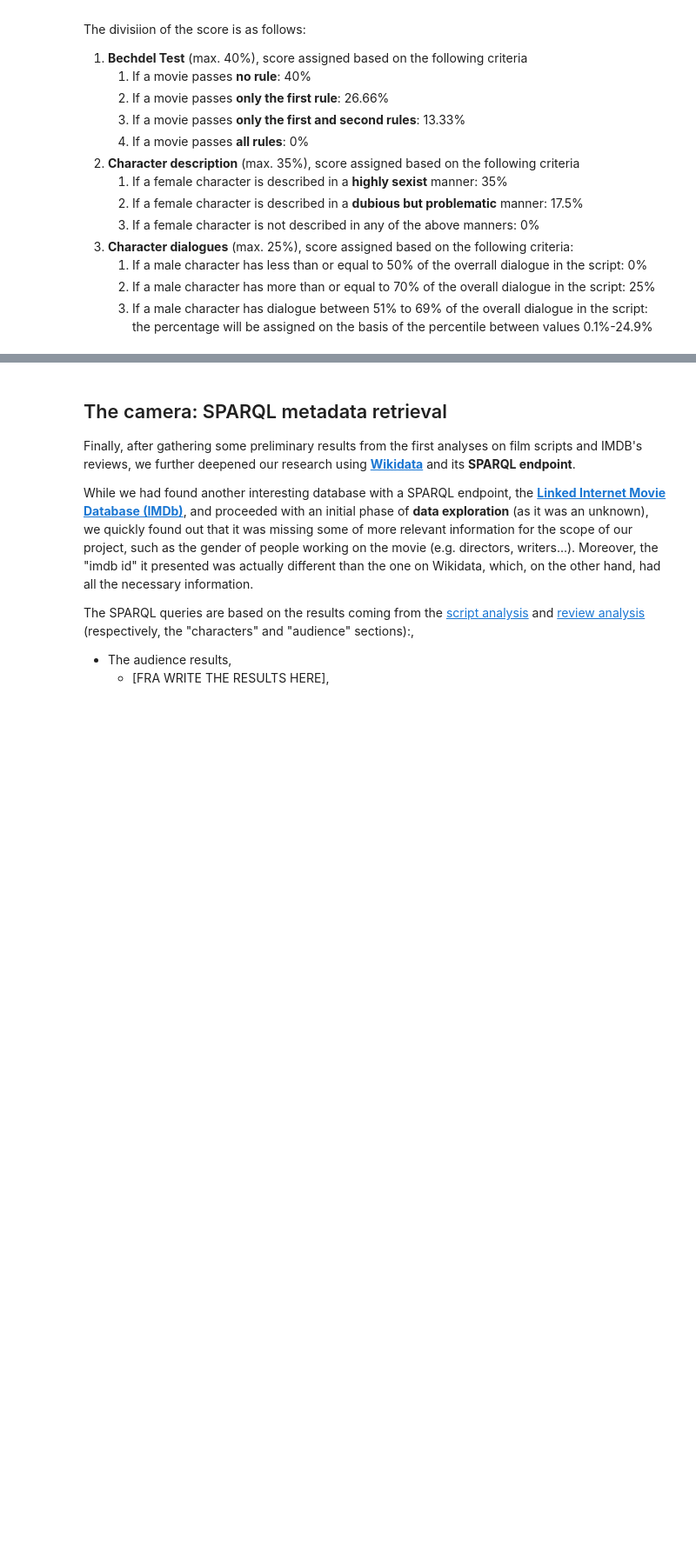
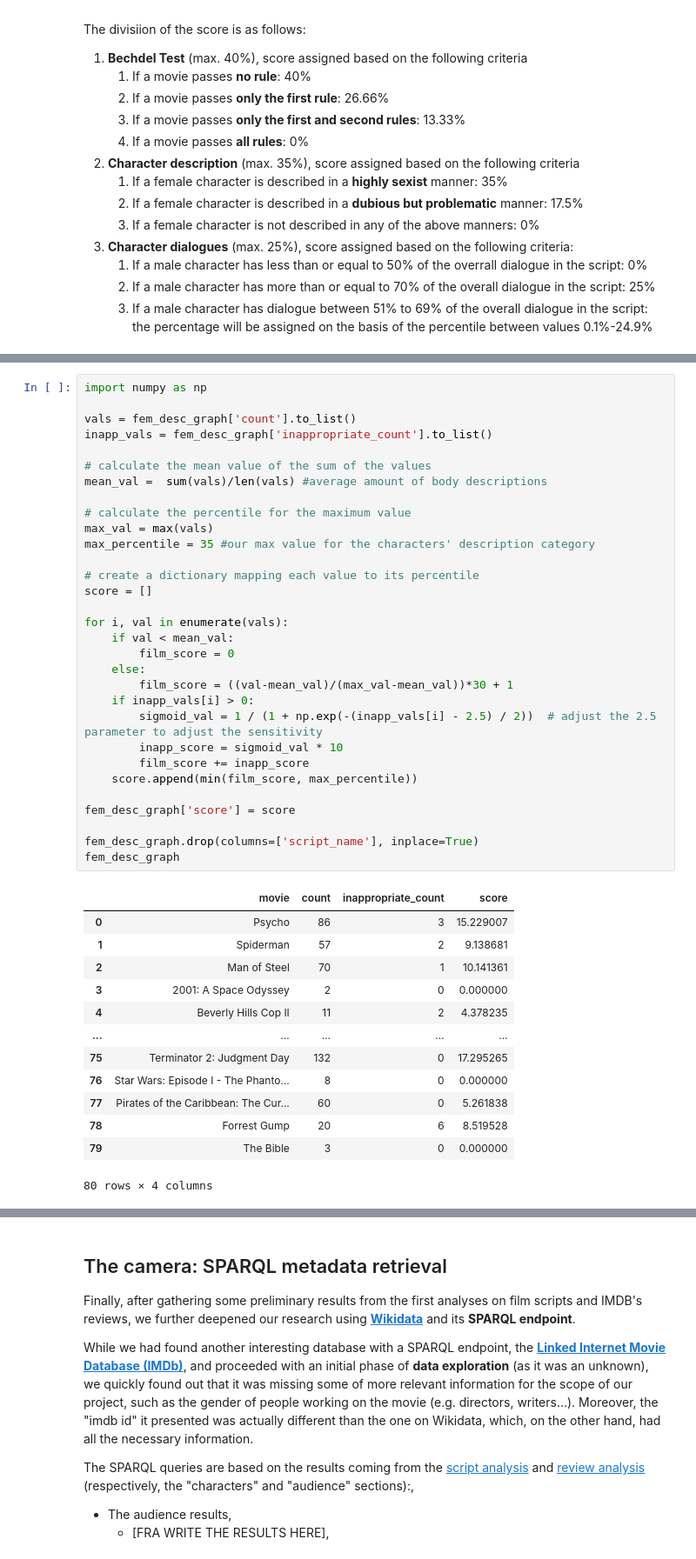
Before and after one commit to ahsanv101/ProjectGaze, a Jupyter notebook: documentation/DATA.ipynb, the cells around one changed output, grey strips where cells are left out. Shown at 87% size. Saved outputs shown, nothing was run; the diff lists cells and outputs as text; blank space fills up the shorter version.

```diff
--- a/documentation/DATA.ipynb
+++ b/documentation/DATA.ipynb
@@ -983,0 +968,45 @@ The divisiion of the score is as follows:
+# %%
+import numpy as np
+
+vals = fem_desc_graph['count'].to_list()
+inapp_vals = fem_desc_graph['inappropriate_count'].to_list()
+
+# calculate the mean value of the sum of the values
+mean_val =  sum(vals)/len(vals) #average amount of body descriptions
+
+# calculate the percentile for the maximum value
+max_val = max(vals)
+max_percentile = 35 #our max value for the characters' description category
+
+# create a dictionary mapping each value to its percentile
+score = []
+
+for i, val in enumerate(vals):
+    if val < mean_val:
+        film_score = 0
+    else:
+        film_score = ((val-mean_val)/(max_val-mean_val))*30 + 1
+    if inapp_vals[i] > 0:
+        sigmoid_val = 1 / (1 + np.exp(-(inapp_vals[i] - 2.5) / 2))  # adjust the 2.5 parameter to adjust the sensitivity
+        inapp_score = sigmoid_val * 10
+        film_score += inapp_score
+    score.append(min(film_score, max_percentile))
+
+fem_desc_graph['score'] = score
+
+fem_desc_graph.drop(columns=['script_name'], inplace=True)
+fem_desc_graph
+# %% [output]
+|  | movie | count | inappropriate_count | score |
+| 0 | Psycho | 86 | 3 | 15.229007 |
+| 1 | Spiderman | 57 | 2 | 9.138681 |
+| 2 | Man of Steel | 70 | 1 | 10.141361 |
+| 3 | 2001: A Space Odyssey | 2 | 0 | 0.000000 |
+| 4 | Beverly Hills Cop II | 11 | 2 | 4.378235 |
+| ... | ... | ... | ... | ... |
+| 75 | Terminator 2: Judgment Day | 132 | 0 | 17.295265 |
+| 76 | Star Wars: Episode I - The Phanto... | 8 | 0 | 0.000000 |
+| 77 | Pirates of the Caribbean: The Cur... | 60 | 0 | 5.261838 |
+| 78 | Forrest Gump | 20 | 6 | 8.519528 |
+| 79 | The Bible | 3 | 0 | 0.000000 |
+80 rows × 4 columns
```
Also changed, not shown: parts of 9 cells of this notebook, 8 other files.
